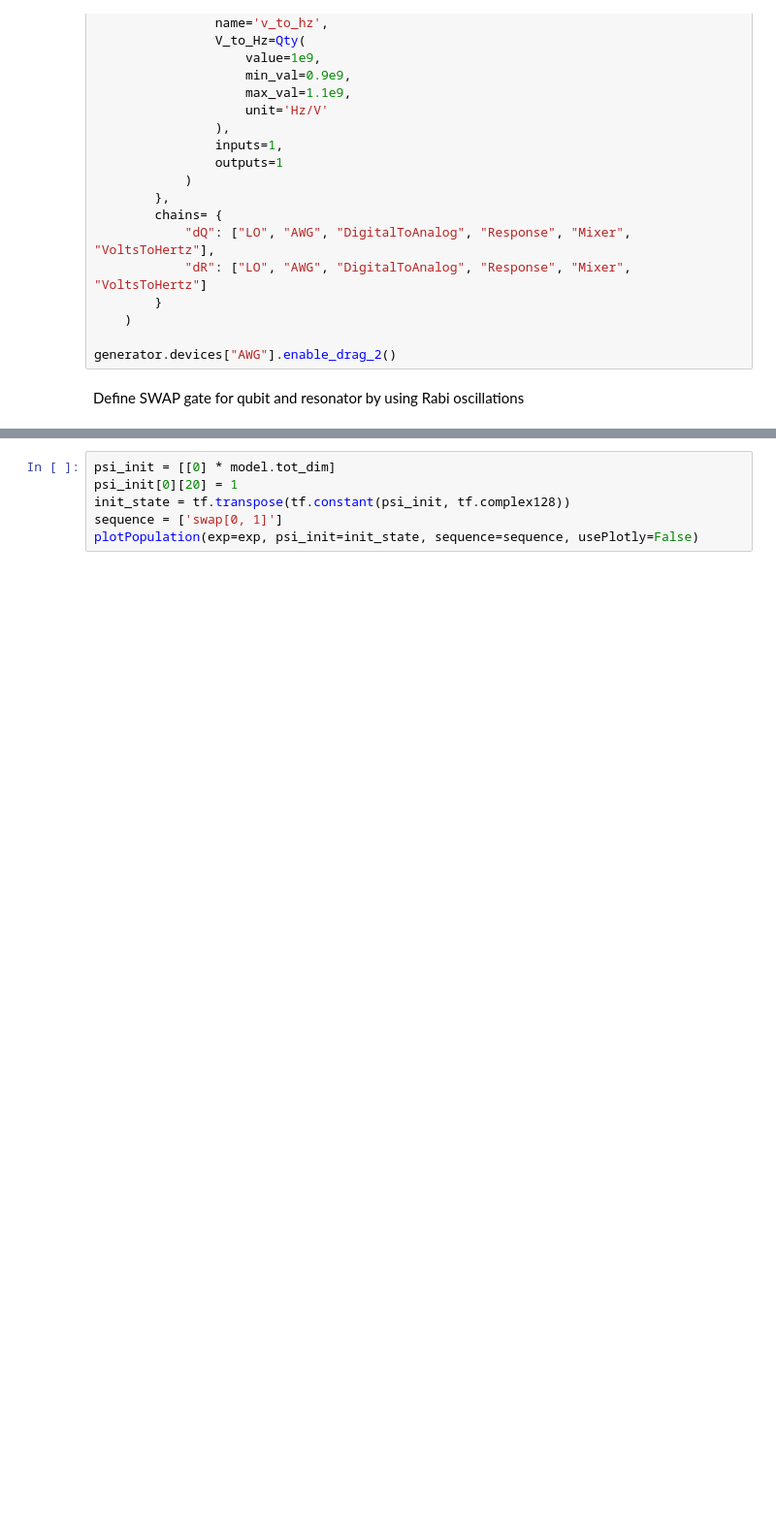
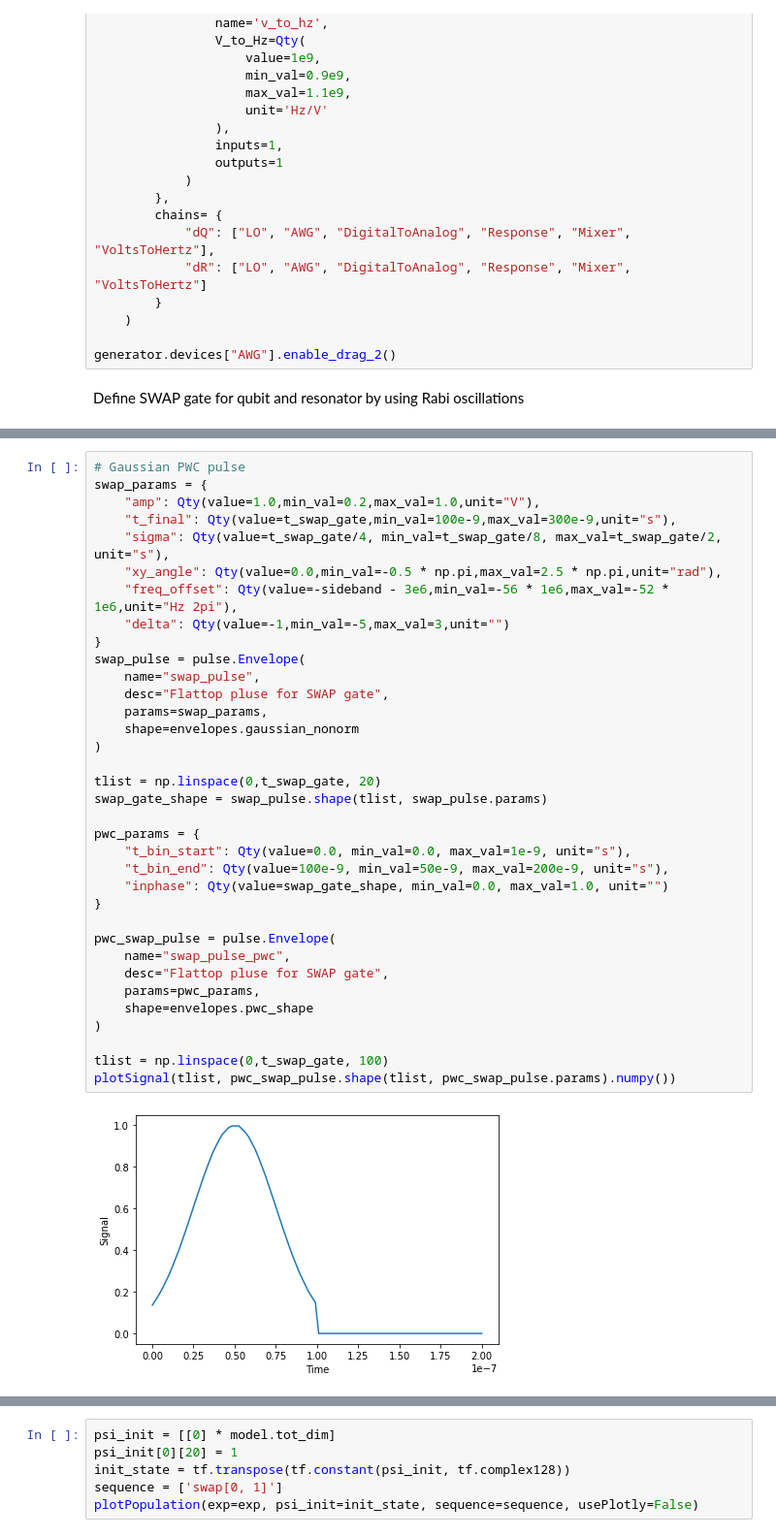
Before and after one commit to BackOnTrackIce/Qubit_readout, a Jupyter notebook: Ashutosh_codes/Qubit_reset_C3.ipynb, the cells around one changed output, grey strips where cells are left out. Shown at 97% size. Cells and saved outputs as stored; diff of their text form; blank space fills up the shorter version.

```diff
--- a/Ashutosh_codes/Qubit_reset_C3.ipynb
+++ b/Ashutosh_codes/Qubit_reset_C3.ipynb
@@ -686,0 +712,37 @@ gates_arr = [swap_gate]
+# %%
+# Gaussian PWC pulse
+swap_params = {
+    "amp": Qty(value=1.0,min_val=0.2,max_val=1.0,unit="V"),
+    "t_final": Qty(value=t_swap_gate,min_val=100e-9,max_val=300e-9,unit="s"),
+    "sigma": Qty(value=t_swap_gate/4, min_val=t_swap_gate/8, max_val=t_swap_gate/2, unit="s"),
+    "xy_angle": Qty(value=0.0,min_val=-0.5 * np.pi,max_val=2.5 * np.pi,unit="rad"),
+    "freq_offset": Qty(value=-sideband - 3e6,min_val=-56 * 1e6,max_val=-52 * 1e6,unit="Hz 2pi"),
+    "delta": Qty(value=-1,min_val=-5,max_val=3,unit="")
+}
+swap_pulse = pulse.Envelope(
+    name="swap_pulse",
+    desc="Flattop pluse for SWAP gate",
+    params=swap_params,
+    shape=envelopes.gaussian_nonorm
+)
+
+tlist = np.linspace(0,t_swap_gate, 20)
+swap_gate_shape = swap_pulse.shape(tlist, swap_pulse.params)
+
+pwc_params = {
+    "t_bin_start": Qty(value=0.0, min_val=0.0, max_val=1e-9, unit="s"),
+    "t_bin_end": Qty(value=100e-9, min_val=50e-9, max_val=200e-9, unit="s"),
+    "inphase": Qty(value=swap_gate_shape, min_val=0.0, max_val=1.0, unit="")
+}
+
+pwc_swap_pulse = pulse.Envelope(
+    name="swap_pulse_pwc",
+    desc="Flattop pluse for SWAP gate",
+    params=pwc_params,
+    shape=envelopes.pwc_shape
+)
+
+tlist = np.linspace(0,t_swap_gate, 100)
+plotSignal(tlist, pwc_swap_pulse.shape(tlist, pwc_swap_pulse.params).numpy())
+# %% [output]
+[figure, added]
```
Also changed, not shown: parts of 13 cells of this notebook, 3 other files.
